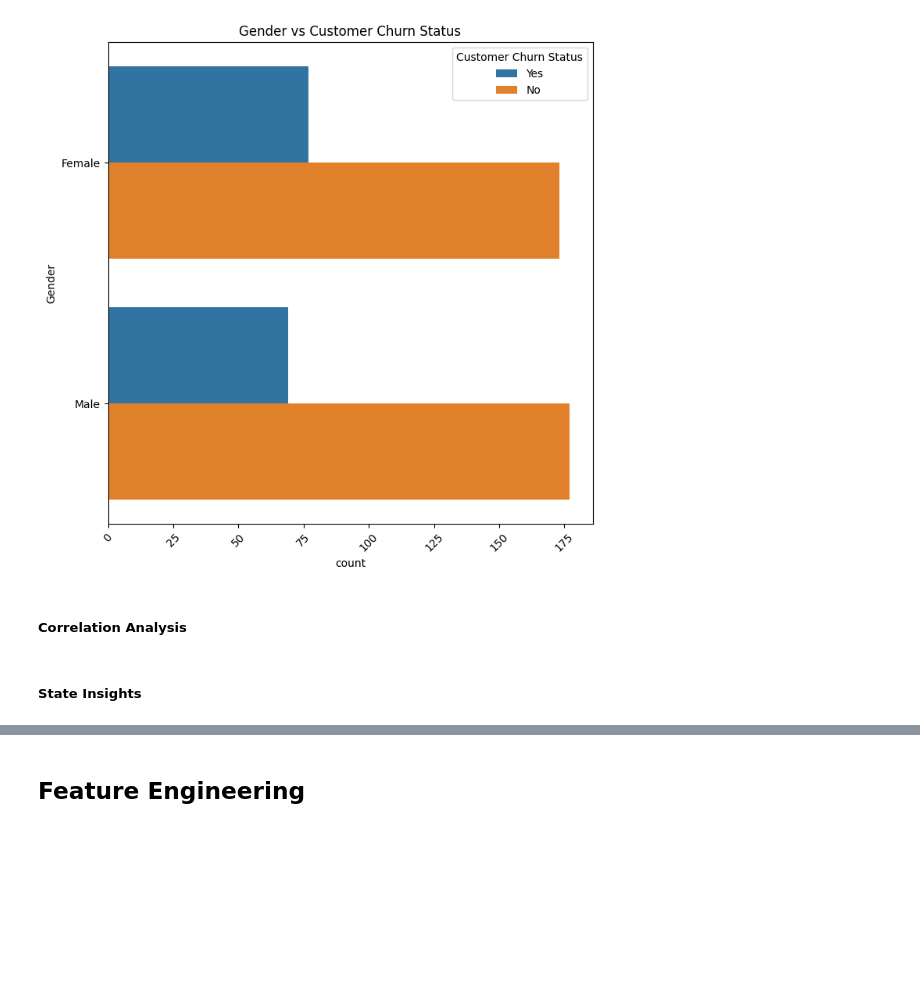
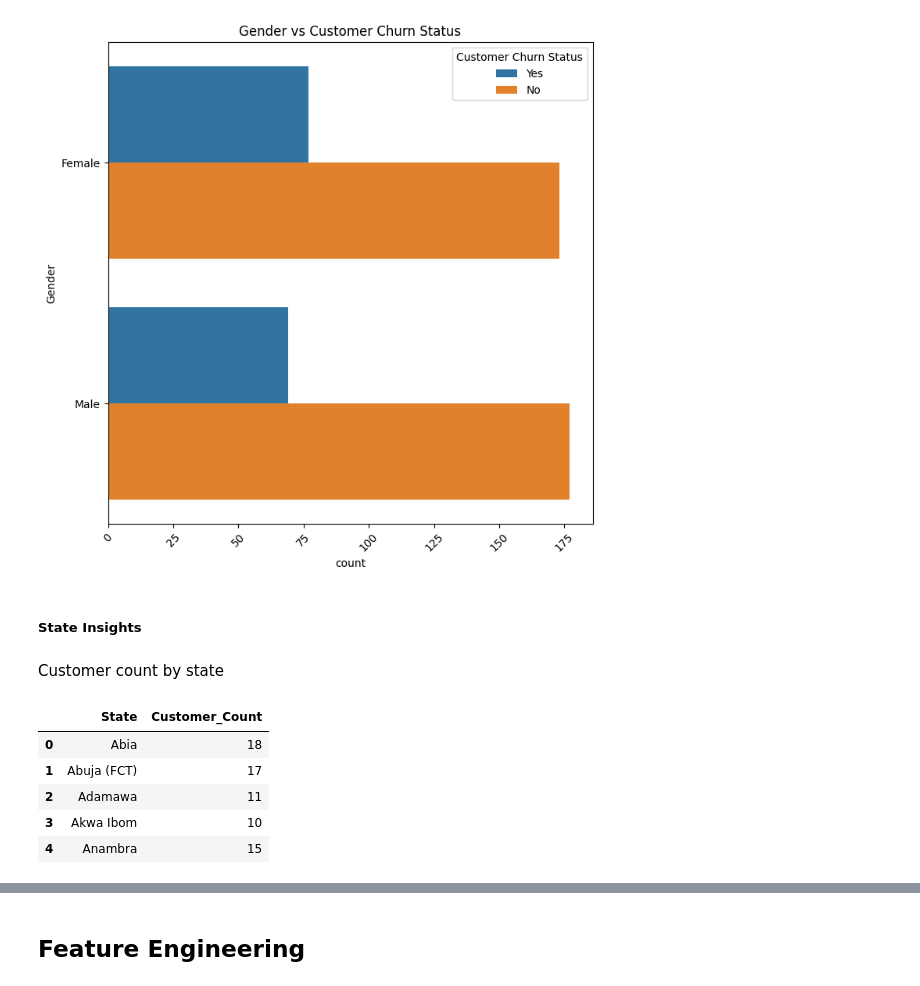
Before and after one commit to AISaturdaysLagos/C9-team-benokri, a Jupyter notebook: mtn_churn_prediction.ipynb, the cells around one changed output, grey strips where cells are left out. Saved outputs shown, nothing was run; the diff lists cells and outputs as text; code cells hidden in the pictures; blank space fills up the shorter version.

```diff
--- a/mtn_churn_prediction.ipynb
+++ b/mtn_churn_prediction.ipynb
@@ -393,7 +396,5 @@ for col in customer_level_cat_cols:
 # %% [output]
 [figure]
 [figure]
-# %% [markdown]
-##### Correlation Analysis
 # %% [markdown]
 ##### State Insights
@@ -399,0 +404,17 @@ for col in customer_level_cat_cols:
+# %% [markdown]
+Customer count by state
+# %%
+state_counts = (
+    customer_df
+    .groupby("State")
+    .size().reset_index(name="Customer_Count")
+)
+
+state_counts.head()
+# %% [output]
+|  | State | Customer_Count |
+| 0 | Abia | 18 |
+| 1 | Abuja (FCT) | 17 |
+| 2 | Adamawa | 11 |
+| 3 | Akwa Ibom | 10 |
+| 4 | Anambra | 15 |
```
Also changed, not shown: parts of 12 cells of this notebook.
